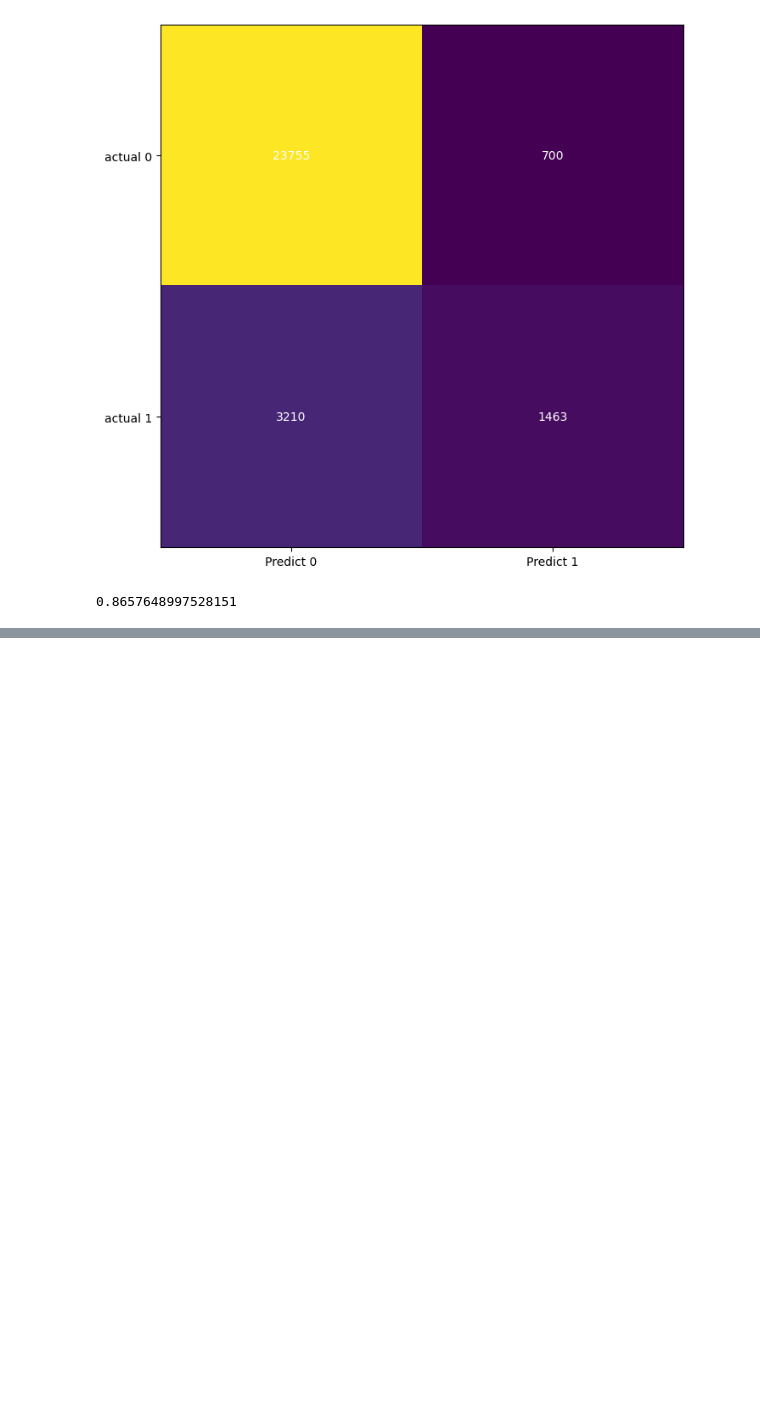
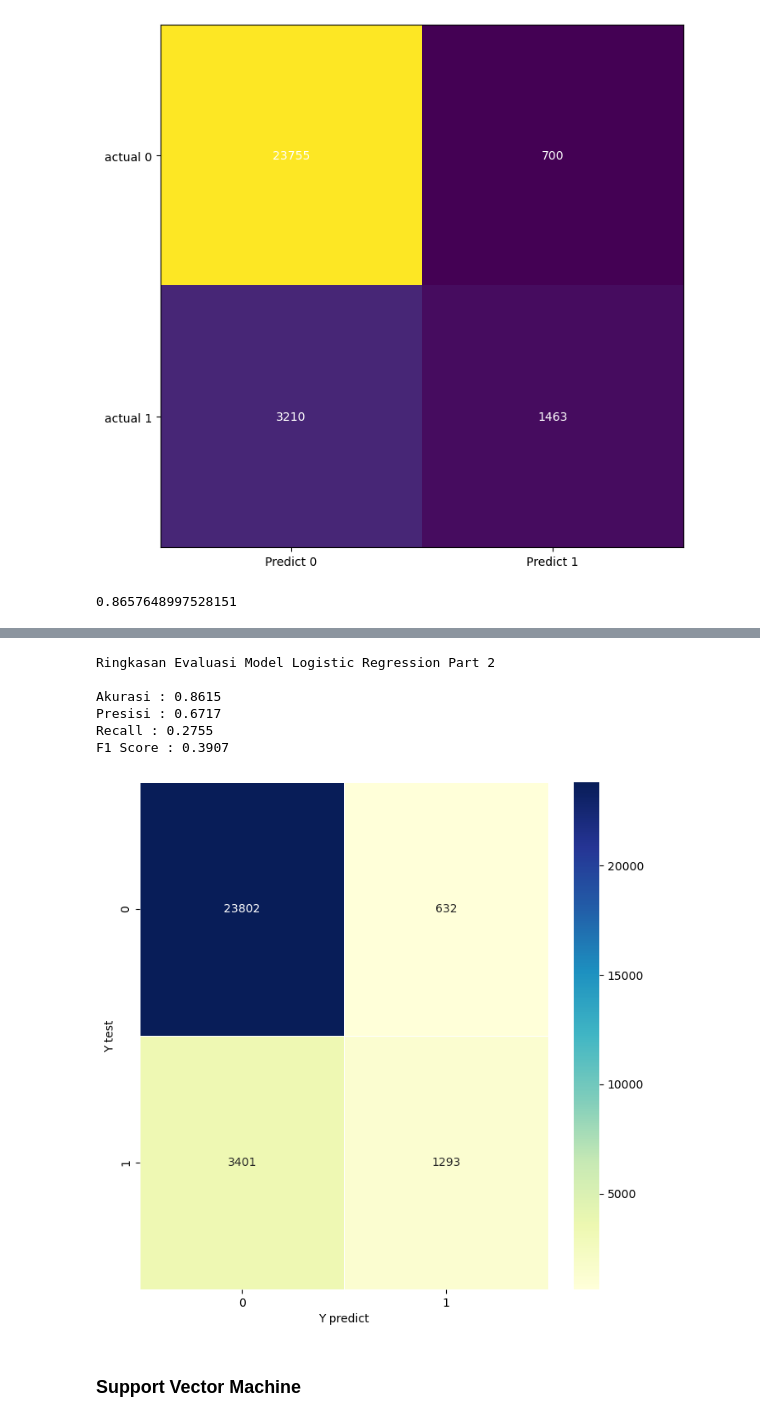
Before and after one commit to qarisp/H8_PYTN-KS08-019, a Jupyter notebook: FinalProject/FinalProject2/Notebook/PYTN_KampusMerdeka_fp2_Qaris Ardian Pratama.ipynb, the cells around one changed output, grey strips where cells are left out. Saved outputs shown, nothing was run; the diff lists cells and outputs as text; code cells hidden in the pictures; blank space fills up the shorter version.

```diff
--- a/FinalProject/FinalProject2/Notebook/PYTN_KampusMerdeka_fp2_Qaris Ardian Pratama.ipynb
+++ b/FinalProject/FinalProject2/Notebook/PYTN_KampusMerdeka_fp2_Qaris Ardian Pratama.ipynb
@@ -947,0 +1008,15 @@ lreg_model.score(X_test, y_test)
+# %%
+df_pred2 = df_pred.drop(columns=[
+    'MinTemp',
+    'Cloud9am',
+    'Humidity9am',
+    'Evaporation',
+    'RainToday',
+    'WindSpeed9am',
+    'MaxTemp',
+    'WindSpeed3pm',
+    'Sunshine',
+    'Pressure3pm',
+    'Location'
+])
+df_pred2.head()
@@ -947,0 +1032,11 @@ lreg_model.score(X_test, y_test)
+# %%
+X_2 = df_pred2.drop(columns=['RainTomorrow'])
+y_2 = df_pred2['RainTomorrow']
+
+X_train2, X_test2, y_train2, y_test2 = train_test_split(X_2, y_2, test_size=0.3)
+
+X_train2 = scaler.fit_transform(X_train2)
+X_test2 = scaler.fit_transform(X_test2)
+
+lreg_model_2 = LogisticRegression(penalty = 'l2', random_state = 8)
+lreg_model_2.fit(X_train2, y_train2)
@@ -947,0 +1064,4 @@ lreg_model.score(X_test, y_test)
+# %%
+#Predict data part 2
+y_pred_lreg_2 = lreg_model_2.predict(X_test2)
+y_pred_lreg_2
@@ -947,0 +1087,34 @@ lreg_model.score(X_test, y_test)
+# %%
+#Ringkasan Evaluasi Model Logistic Regression Part 2
+print('Ringkasan Evaluasi Model Logistic Regression Part 2')
+print("")
+print('Akurasi :', round(accuracy_score(y_test2, y_pred_lreg_2),4))
+print('Presisi :', round(precision_score(y_test2,y_pred_lreg_2),4))
+print('Recall :', round(recall_score(y_test2,y_pred_lreg_2),4))
+print('F1 Score :', round(f1_score(y_test2,y_pred_lreg_2),4))
+# %% [output]
+Ringkasan Evaluasi Model Logistic Regression Part 2
+
+Akurasi : 0.8615
+Presisi : 0.6717
+Recall : 0.2755
+F1 Score : 0.3907
+# %%
+lg2 = confusion_matrix(y_test2, y_pred_lreg_2)
+f, ax = plt.subplots(figsize=(8, 8))
+sns.heatmap(lg2, annot=True, linewidth=0.7, fmt='g', ax=ax, cmap="YlGnBu")
+plt.xlabel('Y predict')
+plt.ylabel('Y test')
+
+# Save Plot
+plt.savefig("confusion_matrix_2.png",
+            bbox_inches ="tight",
+            pad_inches = 1,
+            transparent = True,
+            orientation ='landscape')
+
+plt.show()
+# %% [output]
+[figure, added]
+# %% [markdown]
+### Support Vector Machine
```
Also changed, not shown: parts of 47 cells of this notebook, 7 other files.
